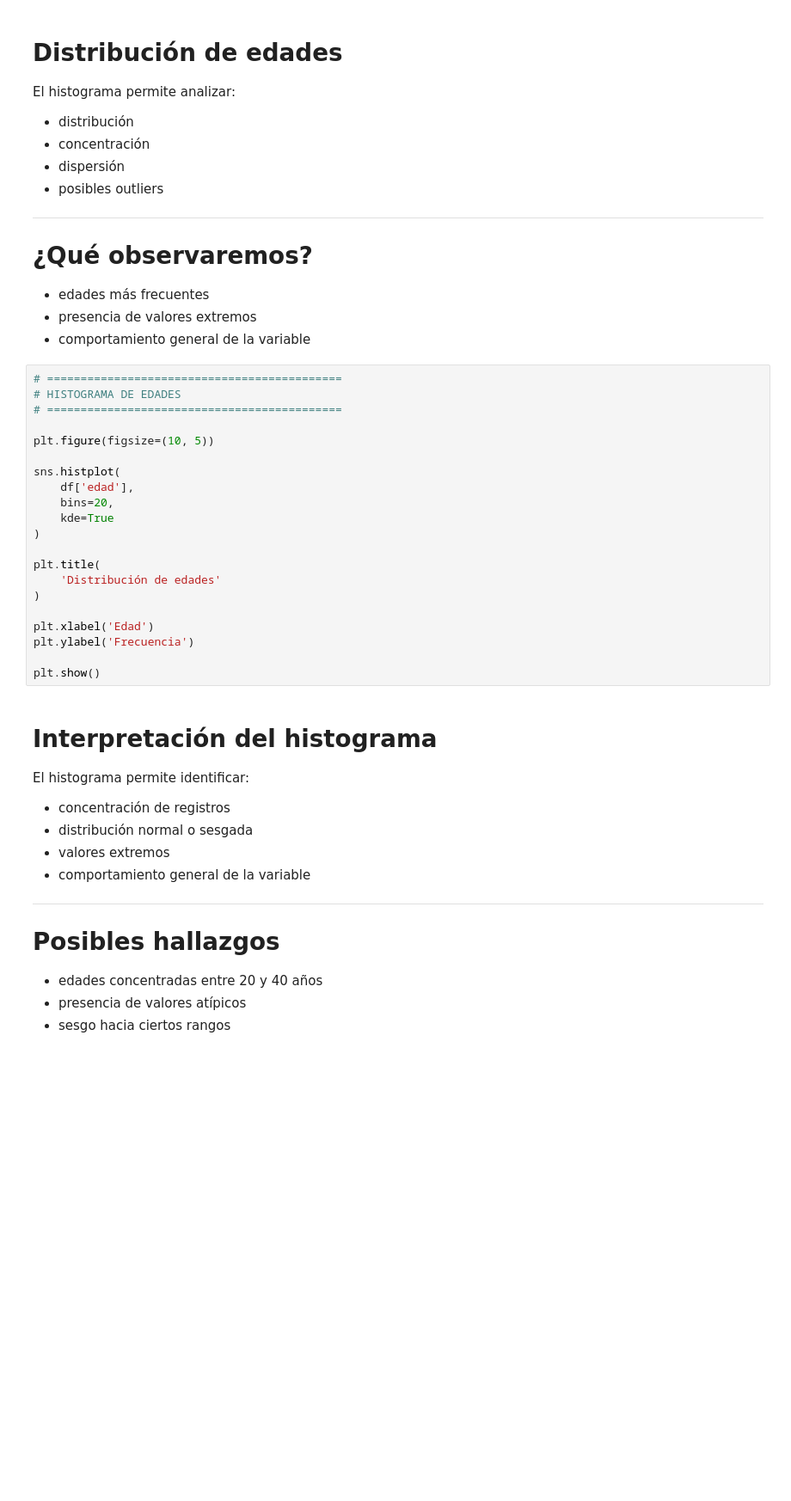
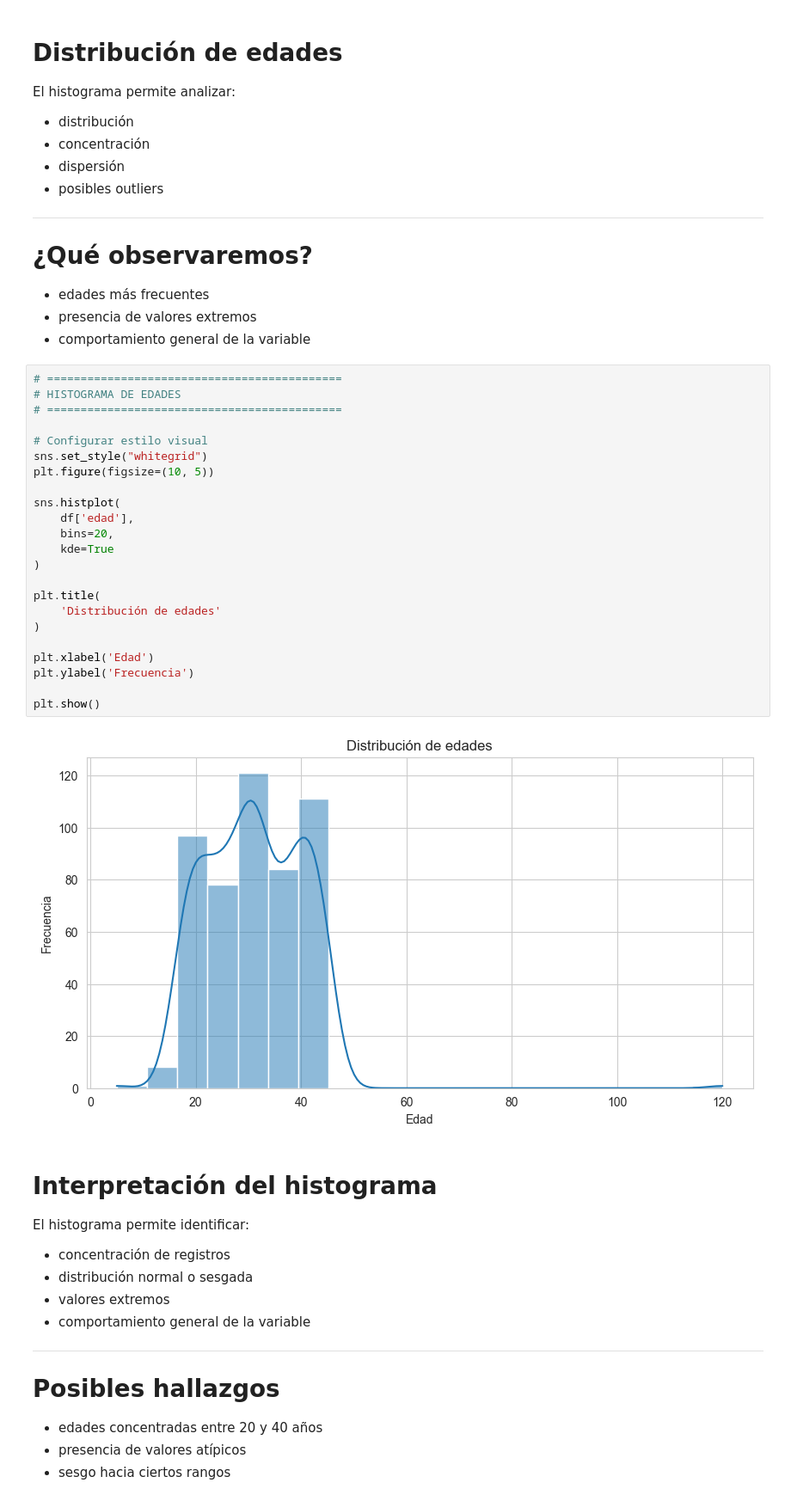
Before and after one commit to DoctoradoIngUD/Taller-limpieza-datos-python, a Jupyter notebook: notebooks/limpieza_datos.ipynb, the cells around one changed output. Shown at 86% size. Drawn from its saved outputs; the diff is of its cells as text; blank space fills up the shorter version.

```diff
--- a/notebooks/limpieza_datos.ipynb
+++ b/notebooks/limpieza_datos.ipynb
@@ -1225,24 +1602,28 @@ El histograma permite analizar:
 # %%
 # ============================================
 # HISTOGRAMA DE EDADES
 # ============================================
 
+# Configurar estilo visual
+sns.set_style("whitegrid")
 plt.figure(figsize=(10, 5))
 
 sns.histplot(
     df['edad'],
     bins=20,
     kde=True
 )
 
 plt.title(
     'Distribución de edades'
 )
 
 plt.xlabel('Edad')
 plt.ylabel('Frecuencia')
 
 plt.show()
+# %% [output]
+[figure, added]
 # %% [markdown]
 # Interpretación del histograma
 
```
Also changed, not shown: parts of 68 cells of this notebook, 9 other files.
